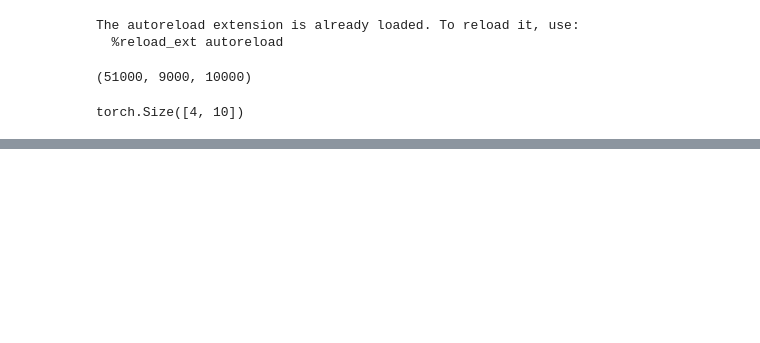
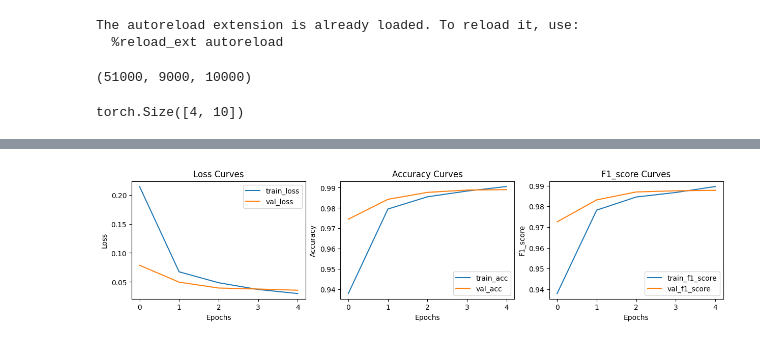
Before and after one commit to hosseinkh79/Prob_2, a Jupyter notebook: mnist.ipynb, the cells around one changed output, grey strips where cells are left out. Cells and saved outputs as stored; diff of their text form; code cells hidden in the pictures; blank space fills up the shorter version.

```diff
--- a/mnist.ipynb
+++ b/mnist.ipynb
@@ -99,7 +99,7 @@ device = 'cuda' if torch.cuda.is_available() else 'cpu'
 model = MODEL_1()
 
 lr = 3e-4
-optimizer = torch.optim.Adadelta(params=model.parameters(), lr=lr)
+optimizer = torch.optim.Adam(params=model.parameters(), lr=lr)
 loss_fn = nn.CrossEntropyLoss()
 
 results = train(model=model,
@@ -108,5 +108,5 @@ results = train(model=model,
                 loss_fn=loss_fn,
                 optimizer=optimizer,
                 device=device,
-                epochs=1)
+                epochs=5)
 # %% [output]
@@ -114,3 +118,8 @@ train_loss:2.29 | val_loss:2.27 | train_acc:0.16 | val_acc:0.22 | train_f1_score
 # %%
 # results
+# %%
+from make_modular.utils import plot_loss_curves
+plot_loss_curves(results=results)
+# %% [output]
+[figure, added]
 # %%
```
Also changed, not shown: parts of 2 cells of this notebook, 2 other files.
